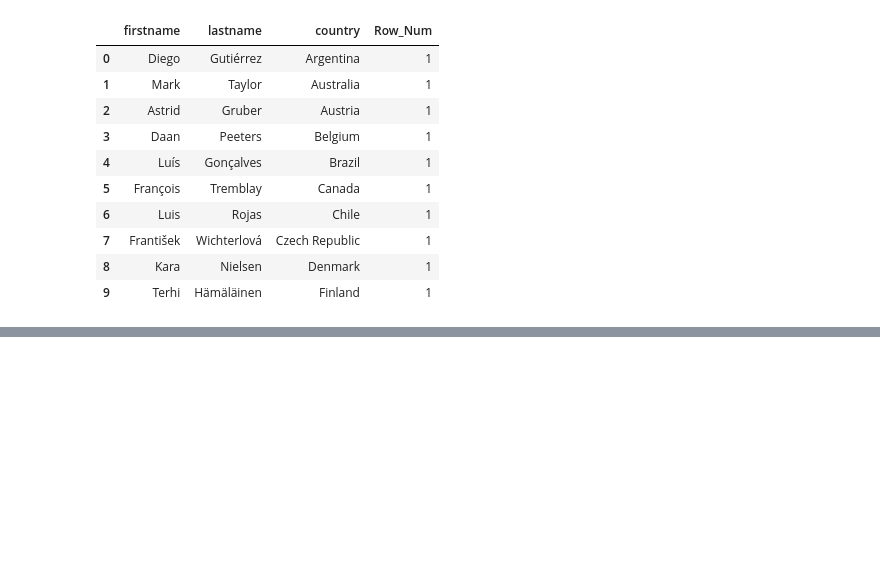
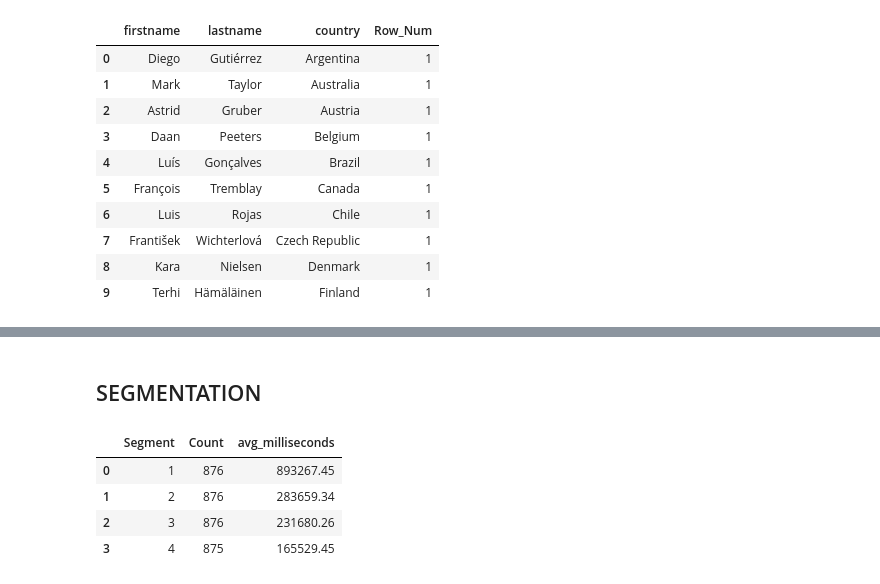
Before and after one commit to NutBodyslam053/NutBodyslam053, a Jupyter notebook: SQL/sqlite.ipynb, the cells around one changed output, grey strips where cells are left out. Cells and saved outputs as stored; diff of their text form; code cells hidden in the pictures; blank space fills up the shorter version.

```diff
--- a/SQL/sqlite.ipynb
+++ b/SQL/sqlite.ipynb
@@ -399,0 +432,29 @@ pd.read_sql(query, con=conn)
+# %% [markdown]
+## SEGMENTATION
+# %%
+# Select count and avg group by segment.
+query = """
+    SELECT
+        Segment,
+        COUNT(*) AS Count,
+        ROUND(AVG(milliseconds), 2) AS avg_milliseconds
+    FROM (
+        SELECT
+            title,
+            name,
+            milliseconds,
+            NTILE(4) OVER(ORDER BY milliseconds DESC) AS Segment
+        FROM tracks
+        JOIN albums
+            ON tracks.albumid = albums.albumid
+    )
+    GROUP BY Segment;
+"""
+
+pd.read_sql(query, con=conn)
+# %% [output]
+|  | Segment | Count | avg_milliseconds |
+| 0 | 1 | 876 | 893267.45 |
+| 1 | 2 | 876 | 283659.34 |
+| 2 | 3 | 876 | 231680.26 |
+| 3 | 4 | 875 | 165529.45 |
```
Also changed, not shown: parts of 18 cells of this notebook.
